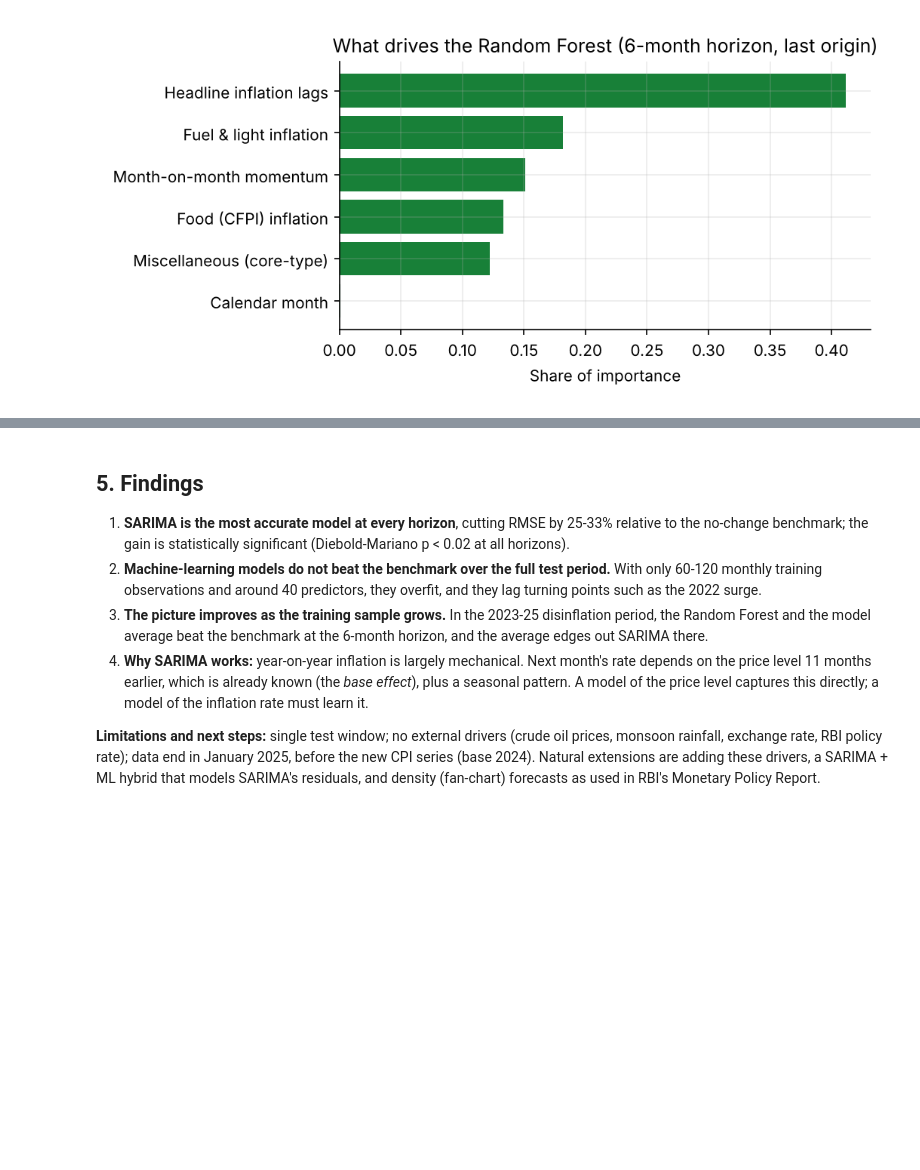
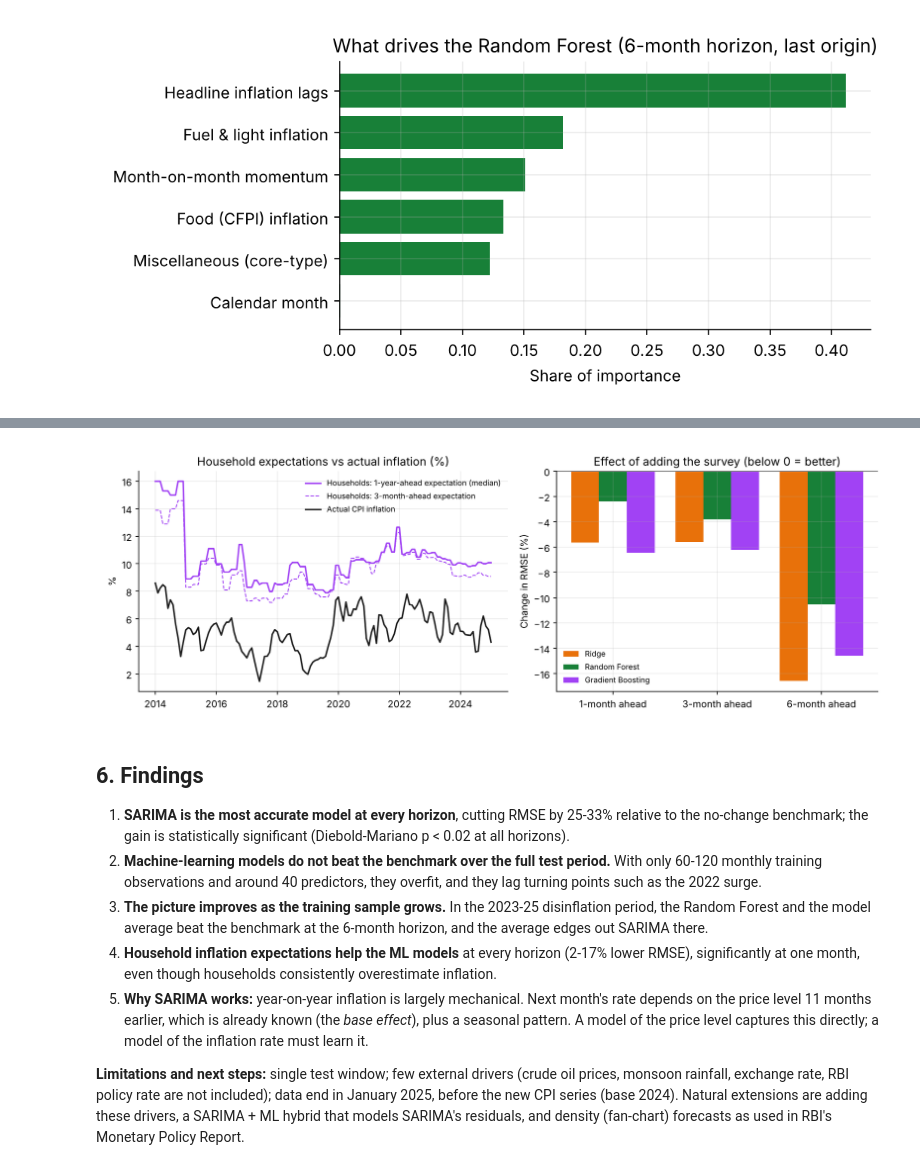
Before and after one commit to amanhooda2005/rbi-cpi-forecasting, a Jupyter notebook: notebooks/cpi_inflation_forecasting.ipynb, the cells around one changed output, grey strips where cells are left out. Saved outputs shown, nothing was run; the diff lists cells and outputs as text; code cells hidden in the pictures; blank space fills up the shorter version.

```diff
--- a/notebooks/cpi_inflation_forecasting.ipynb
+++ b/notebooks/cpi_inflation_forecasting.ipynb
@@ -119,9 +144,14 @@ display(Image('../figures/04_rf_feature_importance.png'))
+# %%
+display(Image('../figures/05_household_expectations.png'))
+# %% [output]
+[figure, added]
 # %% [markdown]
-## 5. Findings
+## 6. Findings
 
 1. **SARIMA is the most accurate model at every horizon**, cutting RMSE by 25-33% relative to the no-change benchmark; the gain is statistically significant (Diebold-Mariano p < 0.02 at all horizons).
 2. **Machine-learning models do not beat the benchmark over the full test period.** With only 60-120 monthly training observations and around 40 predictors, they overfit, and they lag turning points such as the 2022 surge.
 3. **The picture improves as the training sample grows.** In the 2023-25 disinflation period, the Random Forest and the model average beat the benchmark at the 6-month horizon, and the average edges out SARIMA there.
-4. **Why SARIMA works:** year-on-year inflation is largely mechanical. Next month's rate depends on the price level 11 months earlier, which is already known (the *base effect*), plus a seasonal pattern. A model of the price level captures this directly; a model of the inflation rate must learn it.
+4. **Household inflation expectations help the ML models** at every horizon (2-17% lower RMSE), significantly at one month, even though households consistently overestimate inflation.
+5. **Why SARIMA works:** year-on-year inflation is largely mechanical. Next month's rate depends on the price level 11 months earlier, which is already known (the *base effect*), plus a seasonal pattern. A model of the price level captures this directly; a model of the inflation rate must learn it.
 
-**Limitations and next steps:** single test window; no external drivers (crude oil prices, monsoon rainfall, exchange rate, RBI policy rate); data end in January 2025, before the new CPI series (base 2024). Natural extensions are adding these drivers, a SARIMA + ML hybrid that models SARIMA's residuals, and density (fan-chart) forecasts as used in RBI's Monetary Policy Report.
+**Limitations and next steps:** single test window; few external drivers (crude oil prices, monsoon rainfall, exchange rate, RBI policy rate are not included); data end in January 2025, before the new CPI series (base 2024). Natural extensions are adding these drivers, a SARIMA + ML hybrid that models SARIMA's residuals, and density (fan-chart) forecasts as used in RBI's Monetary Policy Report.
```
Also changed, not shown: parts of 8 cells of this notebook, 12 other files.
